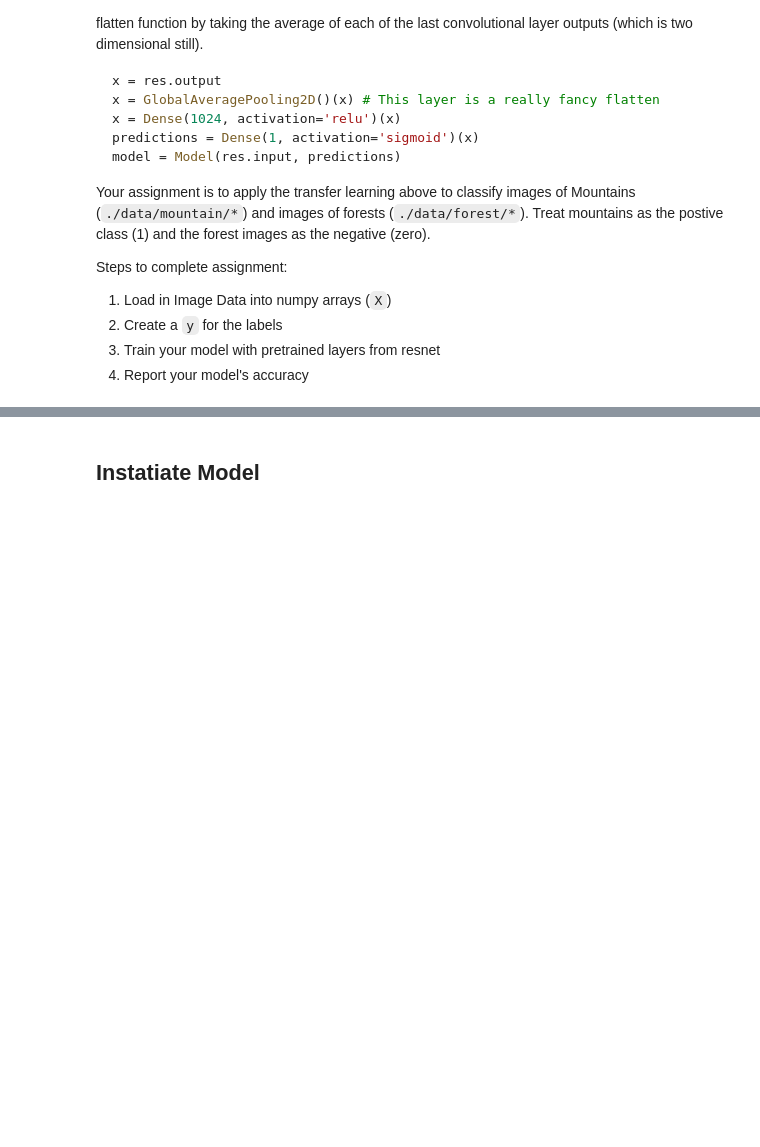
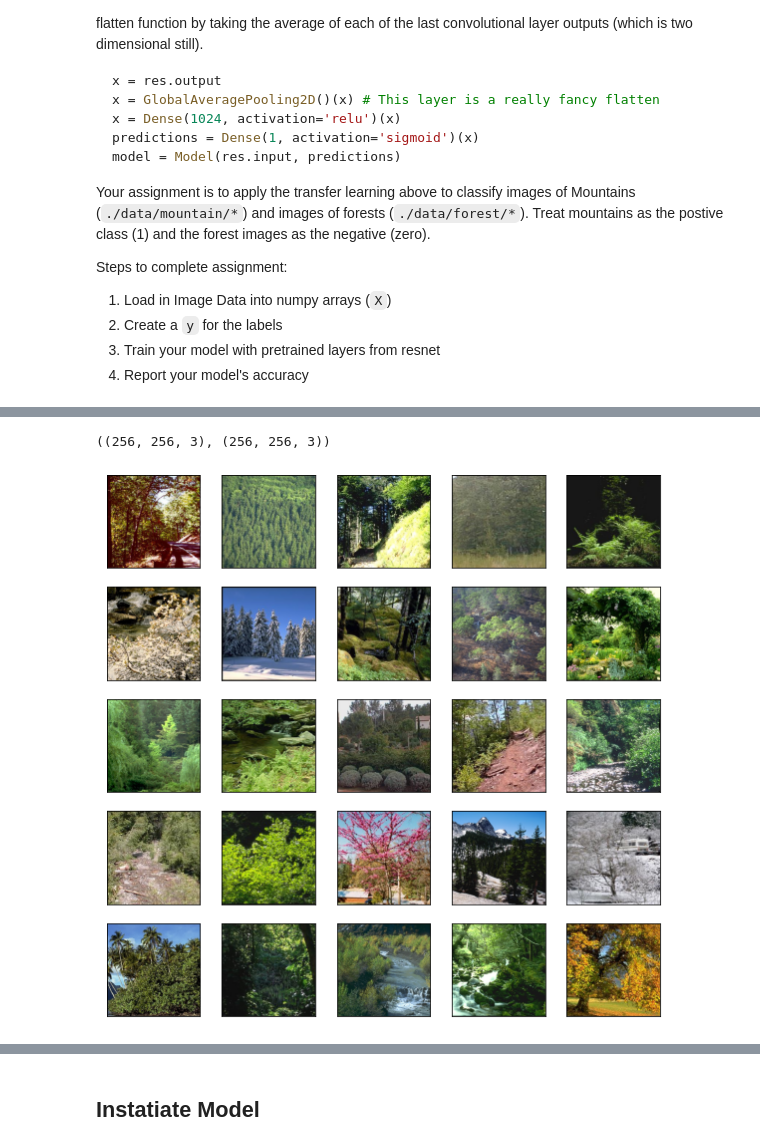
Before and after one commit to bloominstituteoftechnology/DS-Unit-4-Sprint-3-Deep-Learning, a Jupyter notebook: module2-convolutional-neural-networks/LS_DS_432_Convolution_Neural_Networks_Assignment.ipynb, the cells around one changed output, grey strips where cells are left out. Saved outputs shown, nothing was run; the diff lists cells and outputs as text; code cells hidden in the pictures; blank space fills up the shorter version.

```diff
--- a/module2-convolutional-neural-networks/LS_DS_432_Convolution_Neural_Networks_Assignment.ipynb
+++ b/module2-convolutional-neural-networks/LS_DS_432_Convolution_Neural_Networks_Assignment.ipynb
@@ -72,0 +137,32 @@ Check out out [`skimage`](https://scikit-image.org/) for useful functions relate
+# %%
+# image list mountain
+
+img_list_mountain = []
+for img in os.listdir(mountain):
+    if img[-3:] == 'jpg':
+        img_list_mountain.append(skimage.io.imread(f'./data/train/mountain/{img}'))
+# %%
+# image list forest
+
+img_list_forest = []
+for img in os.listdir(forest):
+    if img[-3:] == 'jpg':
+        img_list_forest.append(skimage.io.imread(f'./data/train/forest/{img}'))
+# %%
+img_list_mountain[0].shape, img_list_forest[0].shape
+# %% [output]
+((256, 256, 3), (256, 256, 3))
+# %%
+# visualize forest set
+
+# Visualizing the forest set
+plt.figure(figsize=(10,10))
+for i in range(25):
+    plt.subplot(5,5,i+1)
+    plt.xticks([])
+    plt.yticks([])
+    plt.grid(False)
+    plt.imshow(img_list_forest[i], cmap=plt.cm.binary)
+plt.show()
+# %% [output]
+[figure, added]
```
Also changed, not shown: parts of 22 cells of this notebook.
